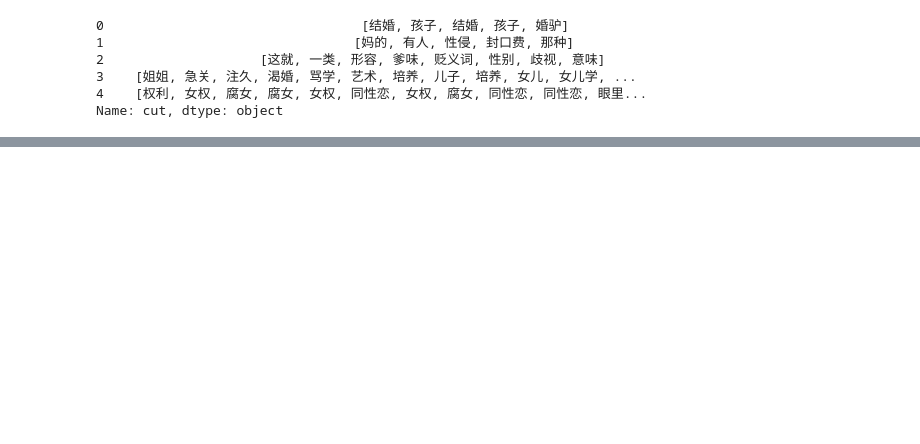
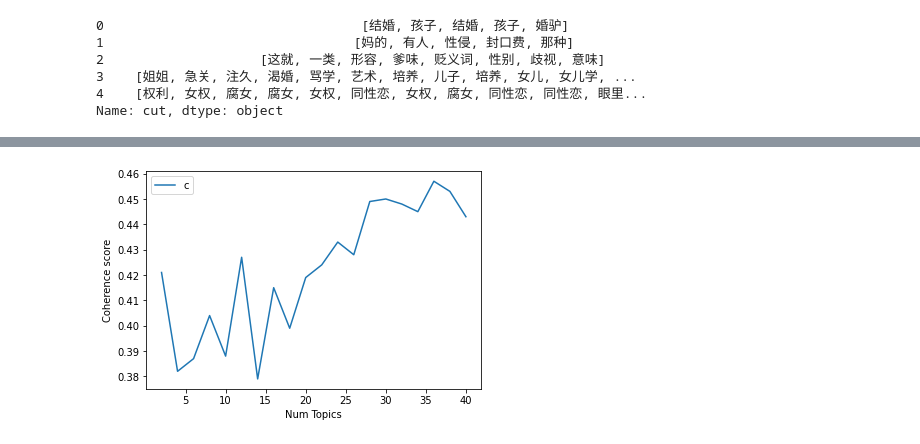
Before and after one commit to Bruceshark/sosc4300_vis_data_analysis, a Jupyter notebook: Topic_Modeling/Topicmodeling.ipynb, the cells around one changed output, grey strips where cells are left out. Drawn from its saved outputs; the diff is of its cells as text; code cells hidden in the pictures; blank space fills up the shorter version.

```diff
--- a/Topic_Modeling/Topicmodeling.ipynb
+++ b/Topic_Modeling/Topicmodeling.ipynb
@@ -33,14 +33,3 @@ text_data.head()
 3    [姐姐, 急关, 注久, 渴婚, 骂学, 艺术, 培养, 儿子, 培养, 女儿, 女儿学, ...
 4    [权利, 女权, 腐女, 腐女, 女权, 同性恋, 女权, 腐女, 同性恋, 同性恋, 眼里...
 Name: cut, dtype: object
-# %%
-corpus = [dictionary.doc2bow(text) for text in text_data]
-
-import gensim
-ldamodel = gensim.models.ldamodel.LdaModel(corpus, num_topics = 10, id2word=dictionary)
-
-topics = ldamodel.print_topics(num_words=10)
-for topic in topics:
-    print("主题 %d: " % (topic[0]))
-    print(topic[1])
-    print()
@@ -69,0 +36,29 @@ pyLDAvis.display(lda_display)
+# %%
+from gensim.models import CoherenceModel
+from gensim import corpora, models, similarities
+coherence_values = []
+model_list = []
+for num_topics in range(2,41,2):
+    lda_model = gensim.models.ldamodel.LdaModel(corpus=corpus,
+                    id2word=dictionary,
+                    num_topics=num_topics,
+                    random_state=100,
+                    # update_every=1,
+                    # chunksize=100,
+                    # passes=10,
+                    # alpha='auto',
+                    # per_word_topics=True
+)
+    model_list.append(lda_model)
+    coherencemodel = CoherenceModel(model=lda_model, texts=text_data, dictionary=dictionary, coherence='c_v')
+    coherence_values.append(round(coherencemodel.get_coherence(),3))
+# %%
+import matplotlib.pyplot as plt
+x = range(2,41,2)
+plt.plot(x, coherence_values)
+plt.xlabel("Num Topics")
+plt.ylabel("Coherence score")
+plt.legend(("coherence_values"), loc='best')
+plt.show()
+# %% [output]
+[figure, added]
```
Also changed, not shown: parts of 8 cells of this notebook, 4 other files.
